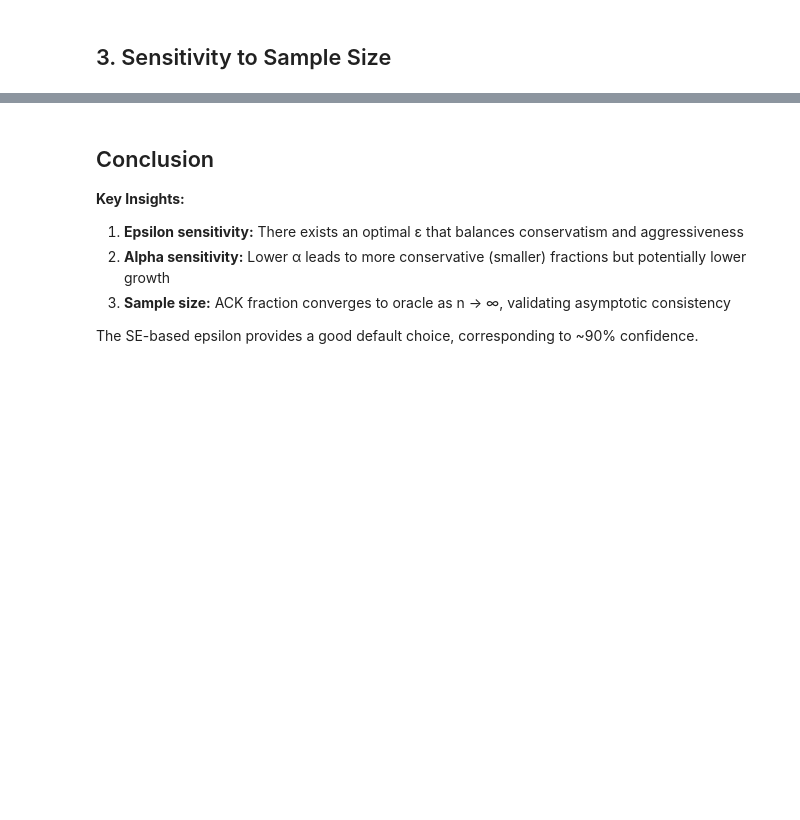
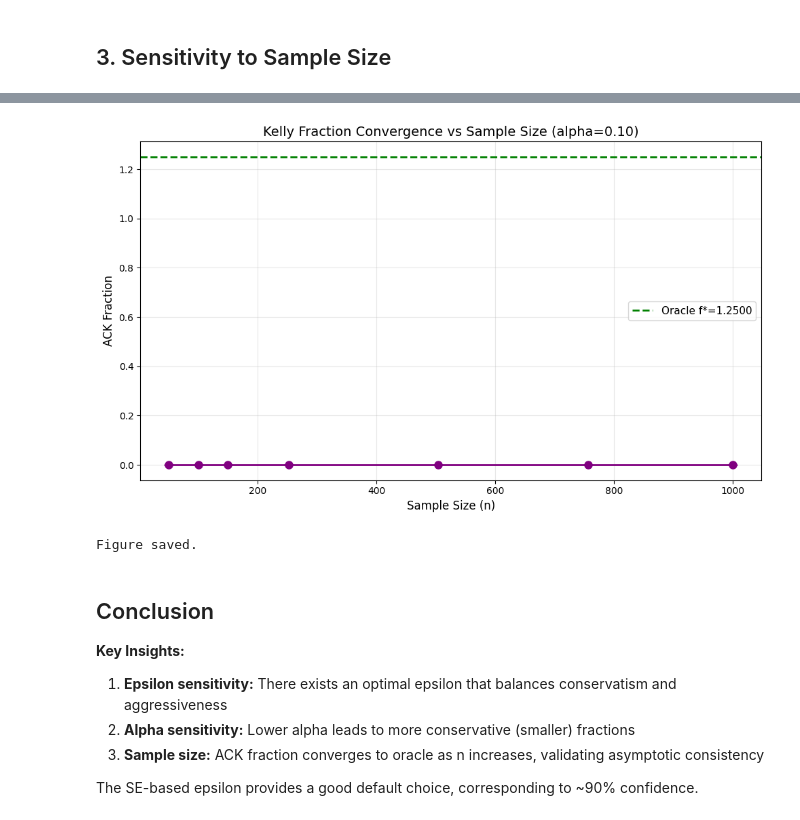
Before and after one commit to biohackingmathematician/kelly-ext, a Jupyter notebook: notebooks/04_sensitivity_analysis.ipynb, the cells around one changed output, grey strips where cells are left out. Cells and saved outputs as stored; diff of their text form; code cells hidden in the pictures; blank space fills up the shorter version.

```diff
--- a/notebooks/04_sensitivity_analysis.ipynb
+++ b/notebooks/04_sensitivity_analysis.ipynb
@@ -139,21 +168,19 @@ sample_sizes = [50, 100, 150, 252, 504, 756, 1000]
 mean_fractions_n = []
 std_fractions_n = []
 
-print("Running sensitivity analysis for sample size...")
+print('Running sensitivity analysis for sample size...')
 np.random.seed(42)
 
 for n in sample_sizes:
     fractions = []
-    for _ in range(300):
+    for _ in range(200):
         hist = simulate_gbm_returns(TRUE_MU, TRUE_SIGMA, n)
         ack = adaptive_conformal_kelly(hist, alpha=0.1)
         fractions.append(ack.fraction)
 
     mean_fractions_n.append(np.mean(fractions))
     std_fractions_n.append(np.std(fractions))
-    print(f"  n = {n}: Mean fraction = {mean_fractions_n[-1]:.4f} ± {std_fractions_n[-1]:.4f}")
+    print('  n = %d: fraction = %.4f +/- %.4f' % (n, mean_fractions_n[-1], std_fractions_n[-1]))
 
-# Oracle fraction
 f_oracle = TRUE_MU / TRUE_SIGMA2
-print(f"
-Oracle Kelly fraction: {f_oracle:.4f}")
+print('\nOracle Kelly fraction: %.4f' % f_oracle)
@@ -160,28 +198,30 @@ Oracle Kelly fraction: {f_oracle:.4f}")
 # %%
-# Plot sample size sensitivity
 fig, ax = plt.subplots(figsize=(10, 6))
 
 ax.errorbar(sample_sizes, mean_fractions_n, yerr=std_fractions_n,
-            fmt="o-", color="purple", linewidth=2, capsize=5, markersize=8)
-ax.axhline(y=f_oracle, color="green", linestyle="--", linewidth=2, label=f"Oracle f* = {f_oracle:.4f}")
+            fmt='o-', color='purple', linewidth=2, capsize=5, markersize=8)
+ax.axhline(y=f_oracle, color='green', linestyle='--', linewidth=2, label='Oracle f*=%.4f' % f_oracle)
 
-ax.set_xlabel("Sample Size (n)", fontsize=12)
-ax.set_ylabel("ACK Fraction", fontsize=12)
-ax.set_title("Kelly Fraction Convergence vs Sample Size (α=0.10)", fontsize=14)
+ax.set_xlabel('Sample Size (n)', fontsize=12)
+ax.set_ylabel('ACK Fraction', fontsize=12)
+ax.set_title('Kelly Fraction Convergence vs Sample Size (alpha=0.10)', fontsize=14)
 ax.legend(fontsize=11)
 ax.grid(True, alpha=0.3)
 
 plt.tight_layout()
-plt.savefig("../paper/figures/sensitivity_sample_size.pdf", bbox_inches="tight", dpi=150)
+plt.savefig('../paper/figures/sensitivity_sample_size.pdf', bbox_inches='tight', dpi=150)
 plt.show()
-print("Figure saved.")
+print('Figure saved.')
+# %% [output]
+[figure, added]
+Figure saved.
 # %% [markdown]
 ## Conclusion
 
 **Key Insights:**
 
-1. **Epsilon sensitivity:** There exists an optimal ε that balances conservatism and aggressiveness
-2. **Alpha sensitivity:** Lower α leads to more conservative (smaller) fractions but potentially lower growth
-3. **Sample size:** ACK fraction converges to oracle as n → ∞, validating asymptotic consistency
+1. **Epsilon sensitivity:** There exists an optimal epsilon that balances conservatism and aggressiveness
+2. **Alpha sensitivity:** Lower alpha leads to more conservative (smaller) fractions
+3. **Sample size:** ACK fraction converges to oracle as n increases, validating asymptotic consistency
 
 The SE-based epsilon provides a good default choice, corresponding to ~90% confidence.
```
Also changed, not shown: parts of 10 cells of this notebook, 6 other files.
